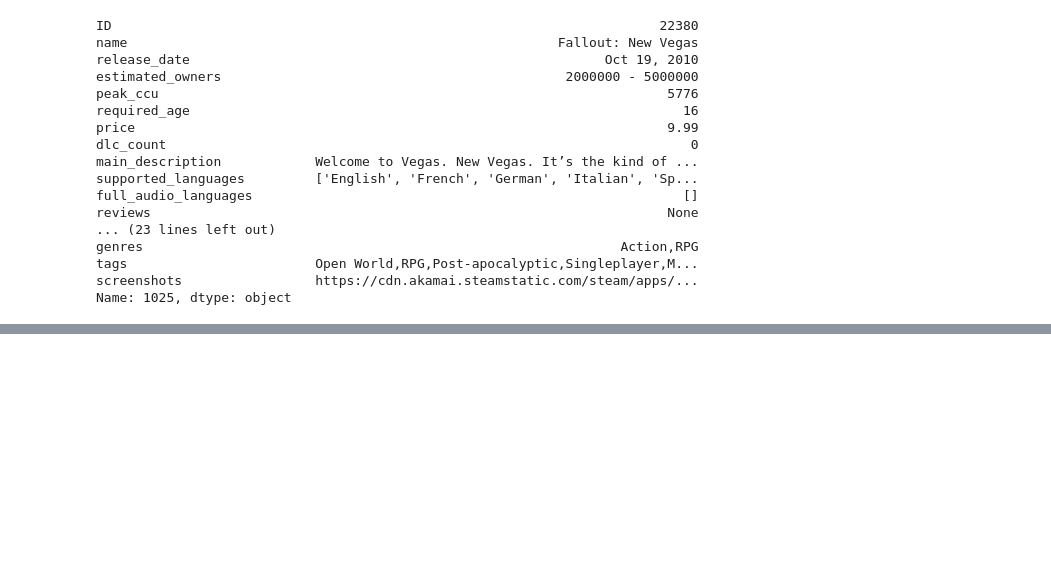
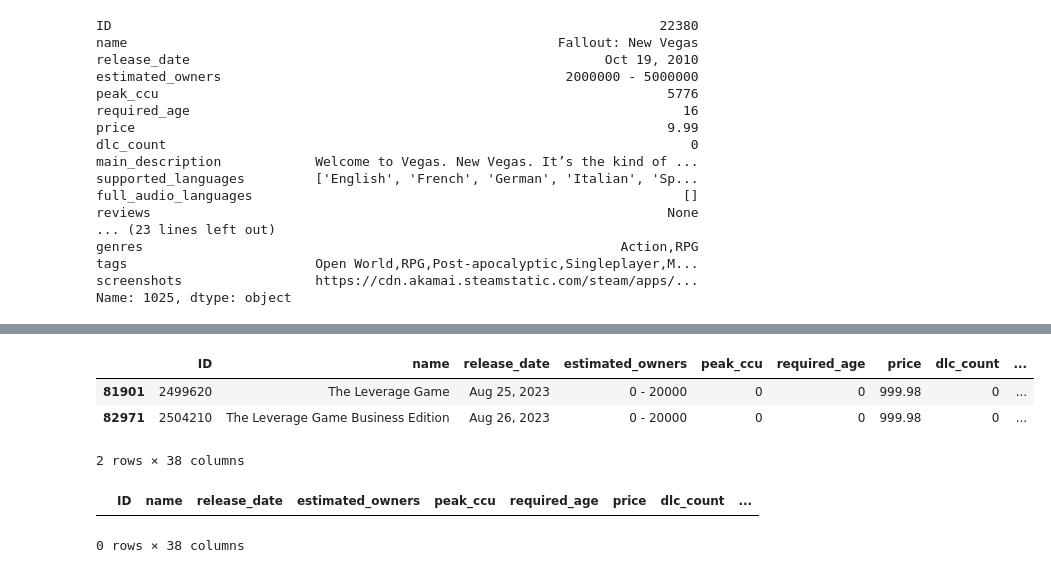
Before and after one commit to applepot437/ai, a Jupyter notebook: sem 1/games/Untitled.ipynb, the cells around one changed output, grey strips where cells are left out. Drawn from its saved outputs; the diff is of its cells as text; code cells hidden in the pictures; blank space fills up the shorter version.

```diff
--- a/sem 1/games/Untitled.ipynb
+++ b/sem 1/games/Untitled.ipynb
@@ -50,0 +60,7 @@ Name: 136, dtype: object
+# %%
+df[df["price"] == 999.98]
+# %% [output]
+|  | ID | name | release_date | estimated_owners | peak_ccu | required_age | price | dlc_count | ... |
+| 81901 | 2499620 | The Leverage Game | Aug 25, 2023 | 0 - 20000 | 0 | 0 | 999.98 | 0 | ... |
+| 82971 | 2504210 | The Leverage Game Business Edition | Aug 26, 2023 | 0 - 20000 | 0 | 0 | 999.98 | 0 | ... |
+2 rows × 38 columns
@@ -50,0 +72,6 @@ Name: 136, dtype: object
+# %%
+dfCleaned["price"].max()
+df[df["price"] == 999.98]
+# %% [output]
+|  | ID | name | release_date | estimated_owners | peak_ccu | required_age | price | dlc_count | ... |
+0 rows × 38 columns
```
Also changed, not shown: parts of 7 cells of this notebook.
